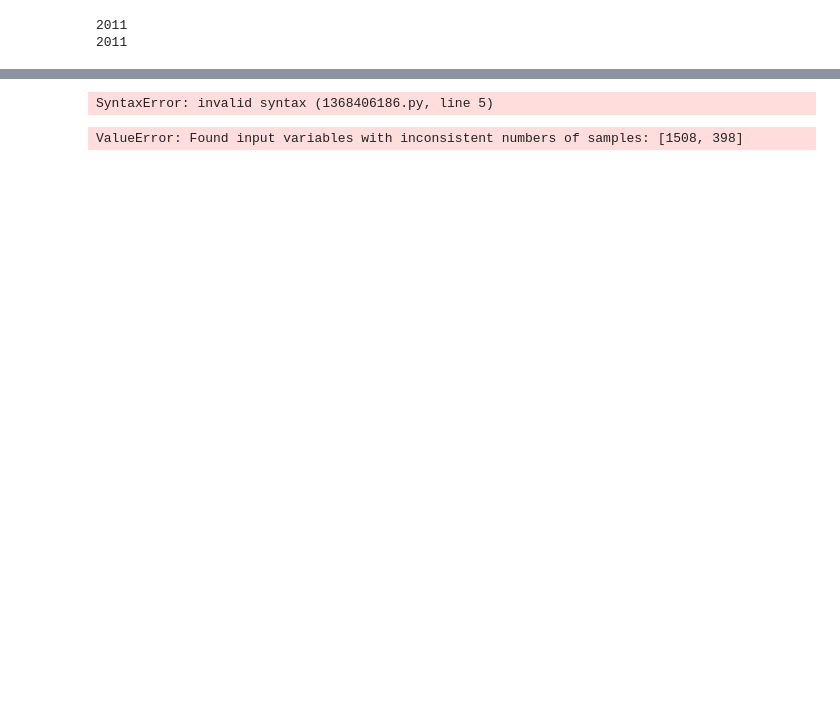
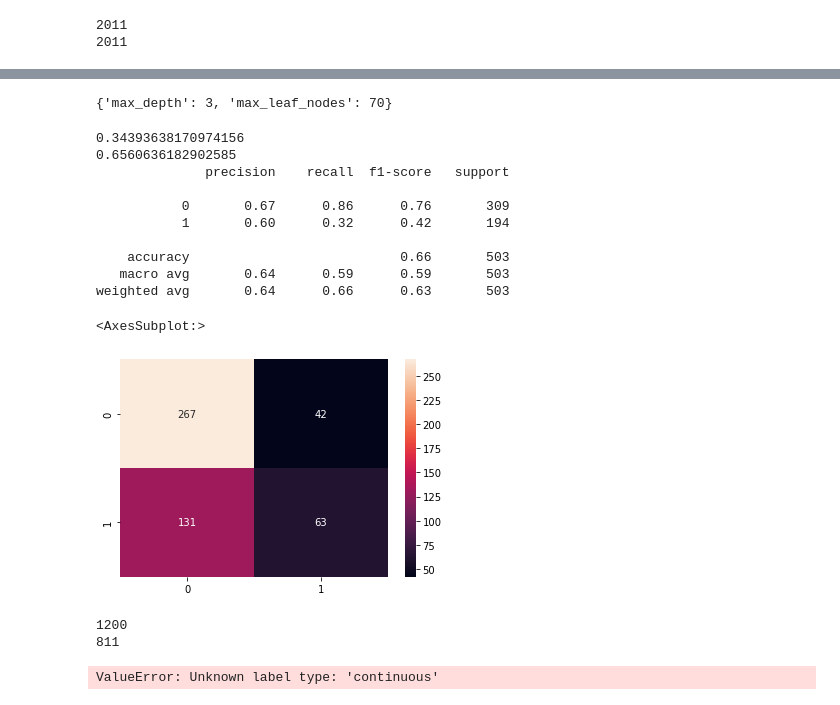
Before and after one commit to gprasad125/SC2022-BatchB-python-enjoyers, a Jupyter notebook: finalProject/modeling.ipynb, the cells around one changed output, grey strips where cells are left out. Drawn from its saved outputs; the diff is of its cells as text; code cells hidden in the pictures; blank space fills up the shorter version.

```diff
--- a/finalProject/modeling.ipynb
+++ b/finalProject/modeling.ipynb
@@ -76,26 +87,0 @@ sns.heatmap(confusion_matrix(y_test, y_hat_rfc), annot = True, fmt ='g')
-# %%
-from sklearn.datasets import load_iris
-from sklearn.model_selection import train_test_split
-from sklearn.naive_bayes import GaussianNB
-
-x,y = load_iris(return x,y = True)
-
-#x_train, x_test, y_train, y_test = train_test_split(x,y, test_size = 0.25, random_state = 0)
-
-gnb = GaussianNB()
-
-y_pred = gnb.fit(x_train, y_train).predict(x_test)
-
-print("Number of mislabeled points out of a total %d points : %d")
-# %% [output]
-SyntaxError: invalid syntax (1368406186.py, line 5)
-# %%
-from sklearn.svm import SVC
-svc_param ={
-    "kernel": ["linear", "poly", "rbf", "sigmoid", "precomputed"]
-}
-
-svc_test = GridSearchCV(SVC(),param_grid = svc_param).fit(x_train,y_train)
-svc_test.best_params_
-# %% [output]
-ValueError: Found input variables with inconsistent numbers of samples: [1508, 398]
@@ -111,0 +88,42 @@ Y_pred = clf.predict(X_test)
+# %%
+from sklearn.tree import DecisionTreeClassifier
+
+dtc_param = {
+    'max_depth': [1,2,3,4,5,6,7,8,9,10],
+    'max_leaf_nodes': [20,30,40,50,60,70]
+}
+
+dtc_test = GridSearchCV(DecisionTreeClassifier(), param_grid = dtc_param).fit(x_train,y_train)
+dtc_test.best_params_
+# %% [output]
+{'max_depth': 3, 'max_leaf_nodes': 70}
+# %%
+from sklearn.metrics import classification_report
+
+dtc_model = DecisionTreeClassifier(max_depth = 3, max_leaf_nodes = 70).fit(x_train,y_train)
+y_hat_dtc = dtc_model.predict(x_test)
+mean_squared_error = (np.sum((y_test - y_hat_dtc)**2))/len(y_test)
+print(mean_squared_error)
+print(dtc_model.score(x_test,y_test))
+print(classification_report(y_test, y_hat_dtc))
+sns.heatmap(confusion_matrix(y_test, y_hat_dtc), annot = True, fmt ='g')
+# %% [output]
+0.34393638170974156
+0.6560636182902585
+              precision    recall  f1-score   support
+
+           0       0.67      0.86      0.76       309
+           1       0.60      0.32      0.42       194
+
+    accuracy                           0.66       503
+   macro avg       0.64      0.59      0.59       503
+weighted avg       0.64      0.66      0.63       503
+<AxesSubplot:>
+[figure, added]
+# %%
+# classification_report(y_test, y_hat_dtc, output_dict = True)
+print(data[data["Potability"] == 0].shape[0])
+print(data[data["Potability"] == 1].shape[0])
+# %% [output]
+1200
+811
@@ -112 +145,8 @@ Y_pred = clf.predict(X_test)
+# %%
+
+model = SVC()
+model.fit(X_train, Y_train)
+#mean_squared_error = (np.sum((y_test - y_hat)**2))/len(y_test)
+# %% [output]
+ValueError: Unknown label type: 'continuous'
 # %%
```
Also changed, not shown: parts of 11 cells of this notebook, 8 other files.
